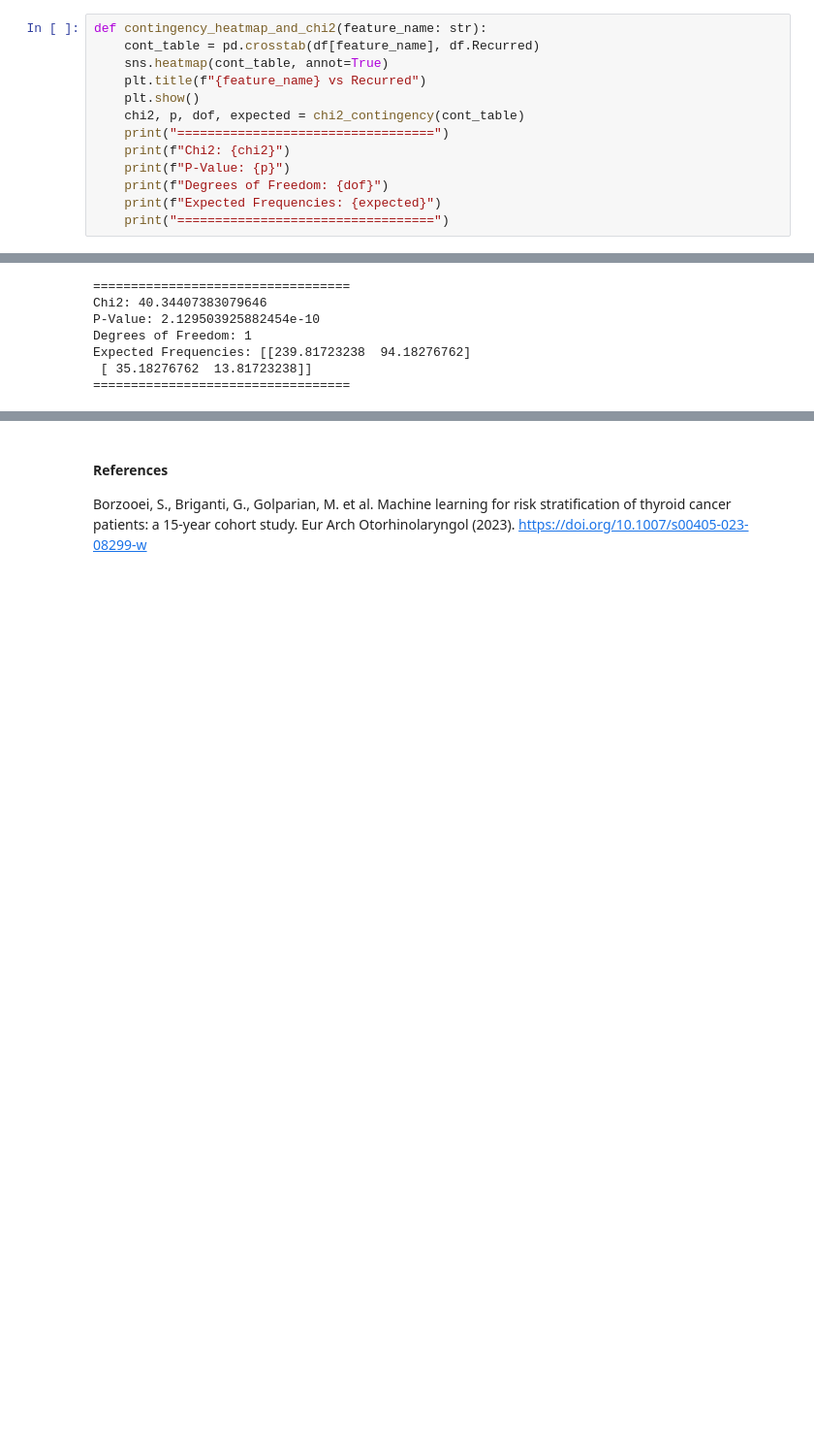
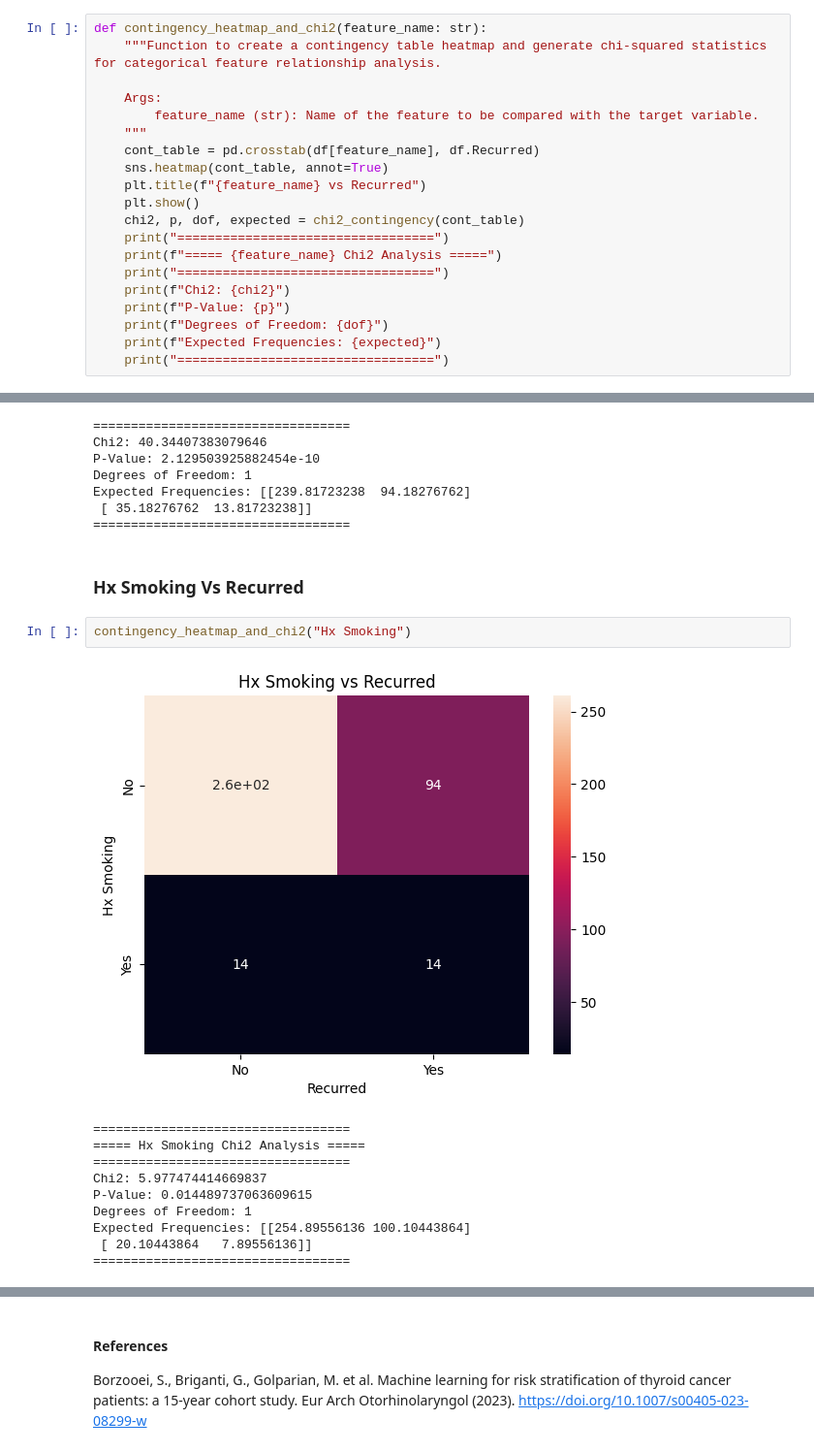
Before and after one commit to ShaniceWilliams/thyroid-study, a Jupyter notebook: notebooks/1.0-eda.ipynb, the cells around one changed output, grey strips where cells are left out. Shown at 97% size. Cells and saved outputs as stored; diff of their text form; blank space fills up the shorter version.

```diff
--- a/notebooks/1.0-eda.ipynb
+++ b/notebooks/1.0-eda.ipynb
@@ -413,12 +424,19 @@ For our Categorical features we will construct contingency tables and perform a
 from scipy.stats import chi2_contingency
 # %%
 def contingency_heatmap_and_chi2(feature_name: str):
+    """Function to create a contingency table heatmap and generate chi-squared statistics for categorical feature relationship analysis.
+
+    Args:
+        feature_name (str): Name of the feature to be compared with the target variable.
+    """
     cont_table = pd.crosstab(df[feature_name], df.Recurred)
     sns.heatmap(cont_table, annot=True)
     plt.title(f"{feature_name} vs Recurred")
     plt.show()
     chi2, p, dof, expected = chi2_contingency(cont_table)
     print("==================================")
+    print(f"===== {feature_name} Chi2 Analysis =====")
+    print("==================================")
     print(f"Chi2: {chi2}")
     print(f"P-Value: {p}")
     print(f"Degrees of Freedom: {dof}")
@@ -450,3 +470,18 @@ Degrees of Freedom: 1
 Expected Frequencies: [[239.81723238  94.18276762]
  [ 35.18276762  13.81723238]]
 ==================================
+# %% [markdown]
+### Hx Smoking Vs Recurred
+# %%
+contingency_heatmap_and_chi2("Hx Smoking")
+# %% [output]
+[figure, added]
+==================================
+===== Hx Smoking Chi2 Analysis =====
+==================================
+Chi2: 5.977474414669837
+P-Value: 0.014489737063609615
+Degrees of Freedom: 1
+Expected Frequencies: [[254.89556136 100.10443864]
+ [ 20.10443864   7.89556136]]
+==================================
```
Also changed, not shown: parts of 33 cells of this notebook.
